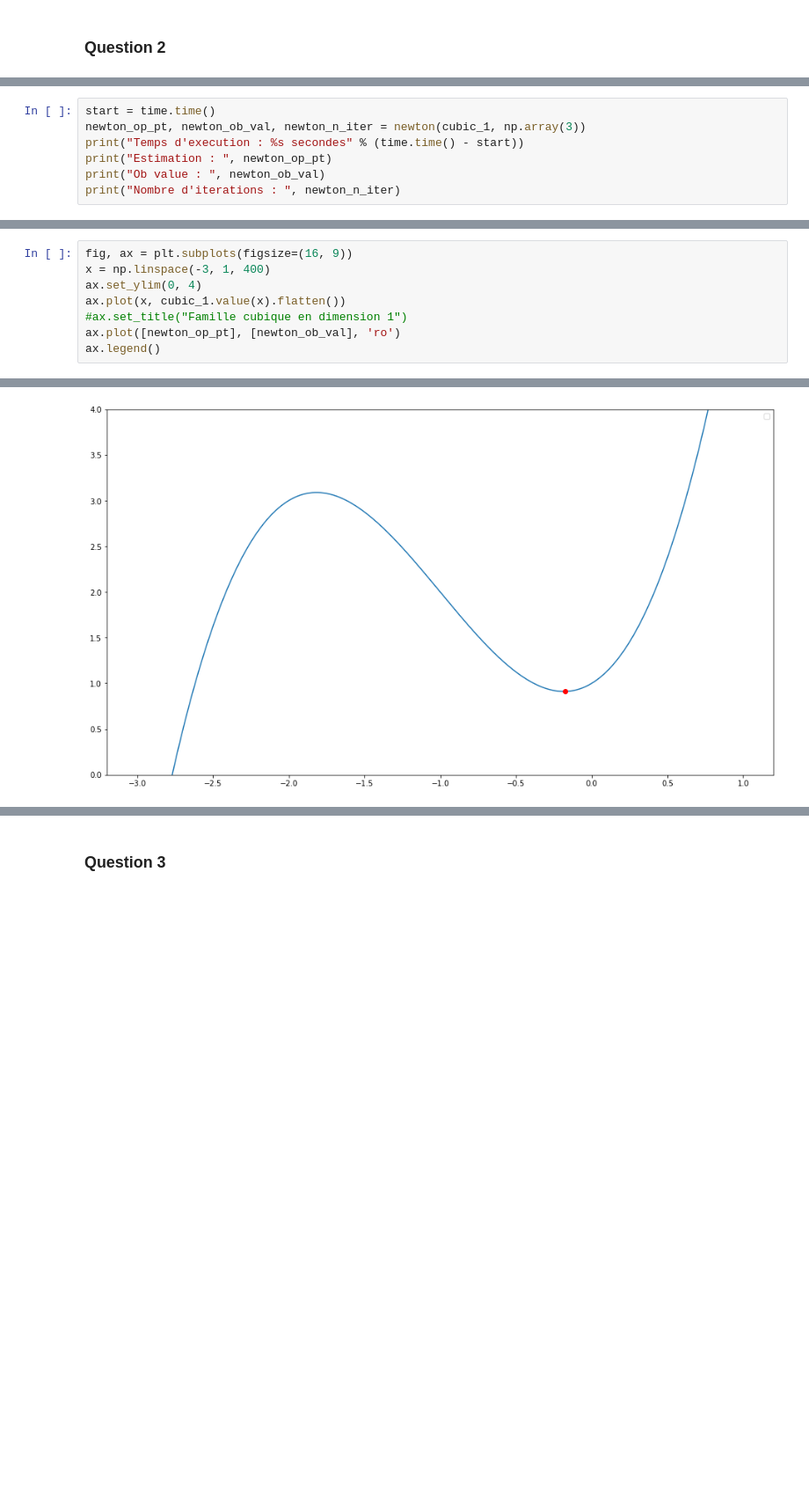
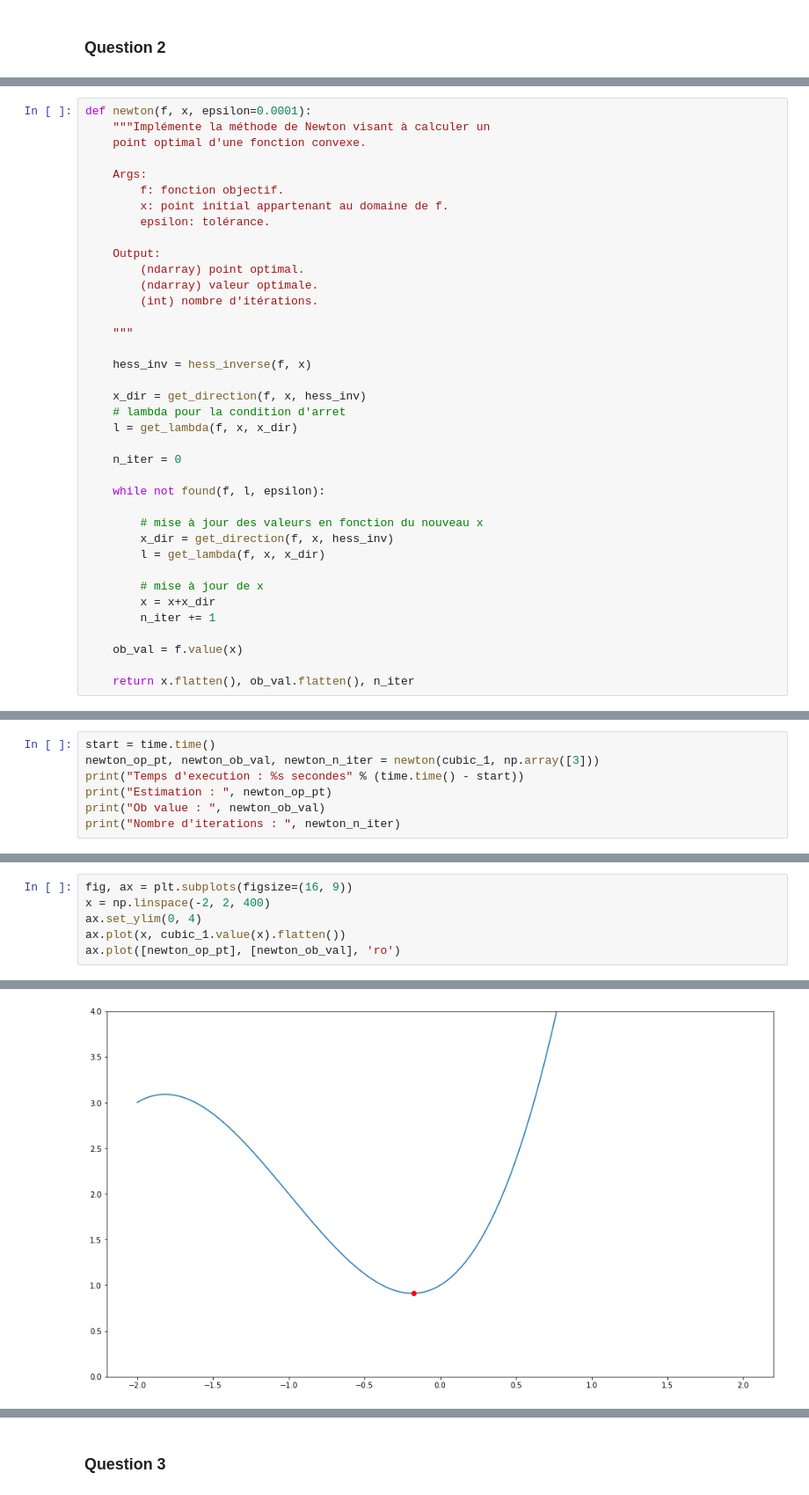
Before and after one commit to DaniGodin/ocvx, a Jupyter notebook: Code.ipynb, the cells around one changed output, grey strips where cells are left out. Shown at 88% size. Saved outputs shown, nothing was run; the diff lists cells and outputs as text; blank space fills up the shorter version.

```diff
--- a/Code.ipynb
+++ b/Code.ipynb
@@ -135,3 +182,41 @@ def newton(f, x, epsilon=0.0001):
+# %%
+def newton(f, x, epsilon=0.0001):
+    """Implémente la méthode de Newton visant à calculer un
+    point optimal d'une fonction convexe.
+
+    Args:
+        f: fonction objectif.
+        x: point initial appartenant au domaine de f.
+        epsilon: tolérance.
+
+    Output:
+        (ndarray) point optimal.
+        (ndarray) valeur optimale.
+        (int) nombre d'itérations.
+
+    """
+
+    hess_inv = hess_inverse(f, x)
+
+    x_dir = get_direction(f, x, hess_inv)
+    # lambda pour la condition d'arret
+    l = get_lambda(f, x, x_dir)
+
+    n_iter = 0
+
+    while not found(f, l, epsilon):
+
+        # mise à jour des valeurs en fonction du nouveau x
+        x_dir = get_direction(f, x, hess_inv)
+        l = get_lambda(f, x, x_dir)
+
+        # mise à jour de x
+        x = x+x_dir
+        n_iter += 1
+
+    ob_val = f.value(x)
+
+    return x.flatten(), ob_val.flatten(), n_iter
 # %%
 start = time.time()
 newton_op_pt, newton_ob_val, newton_n_iter = newton(maxi_1, np.array(3))
@@ -183,6 +283,6 @@ No handles with labels found to put in legend.
 # %%
 start = time.time()
-newton_op_pt, newton_ob_val, newton_n_iter = newton(cubic_1, np.array(3))
+newton_op_pt, newton_ob_val, newton_n_iter = newton(cubic_1, np.array([3]))
 print("Temps d'execution : %s secondes" % (time.time() - start))
 print("Estimation : ", newton_op_pt)
 print("Ob value : ", newton_ob_val)
@@ -194,10 +294,8 @@ Ob value :  [0.91158842]
 Nombre d'iterations :  19
 # %%
 fig, ax = plt.subplots(figsize=(16, 9))
-x = np.linspace(-3, 1, 400)
+x = np.linspace(-2, 2, 400)
 ax.set_ylim(0, 4)
 ax.plot(x, cubic_1.value(x).flatten())
-#ax.set_title("Famille cubique en dimension 1")
 ax.plot([newton_op_pt], [newton_ob_val], 'ro')
-ax.legend()
 # %% [output]
@@ -206 +303 @@ No handles with labels found to put in legend.
-[figure, old version]
+[figure, new version]
```
Also changed, not shown: parts of 42 cells of this notebook.
